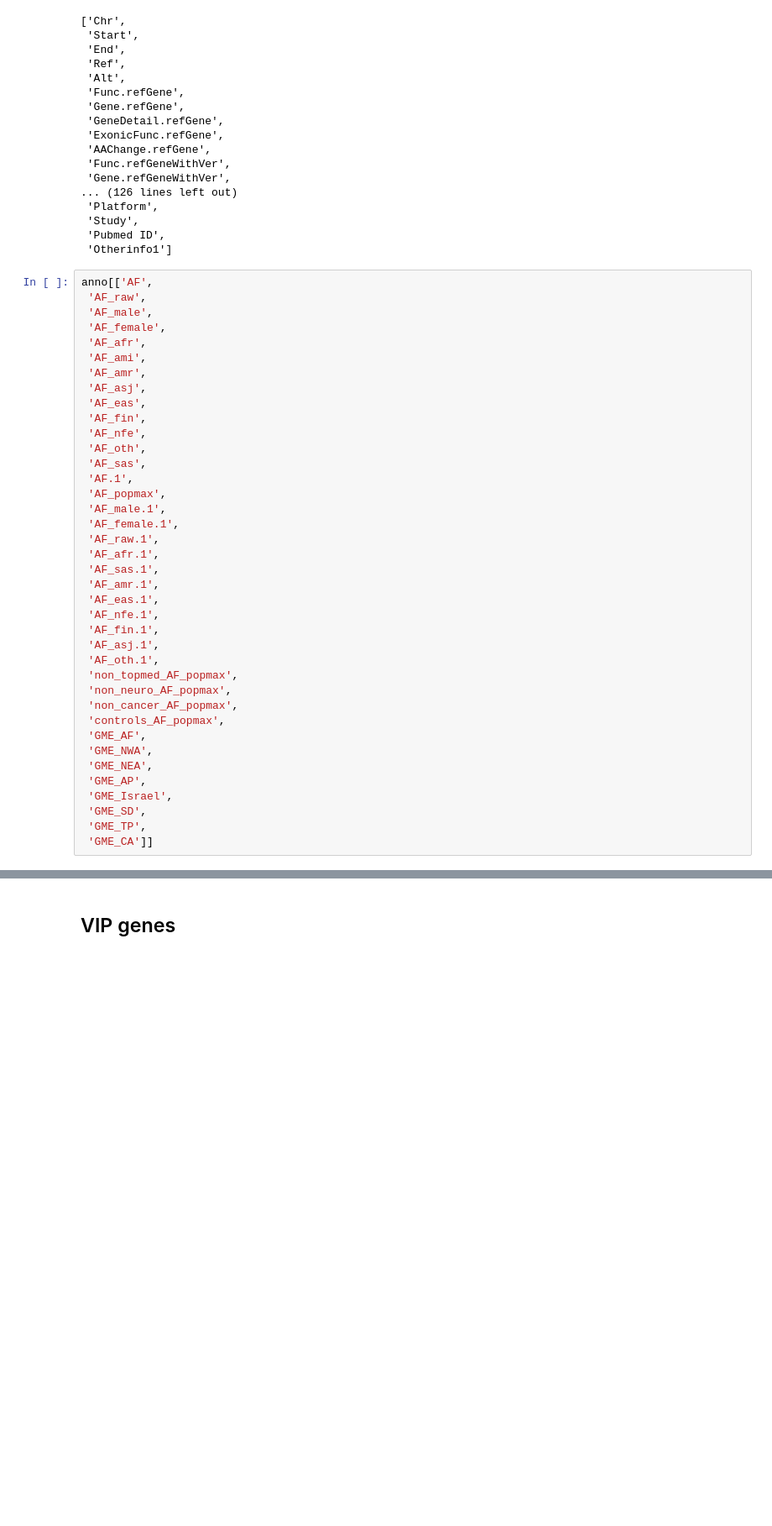
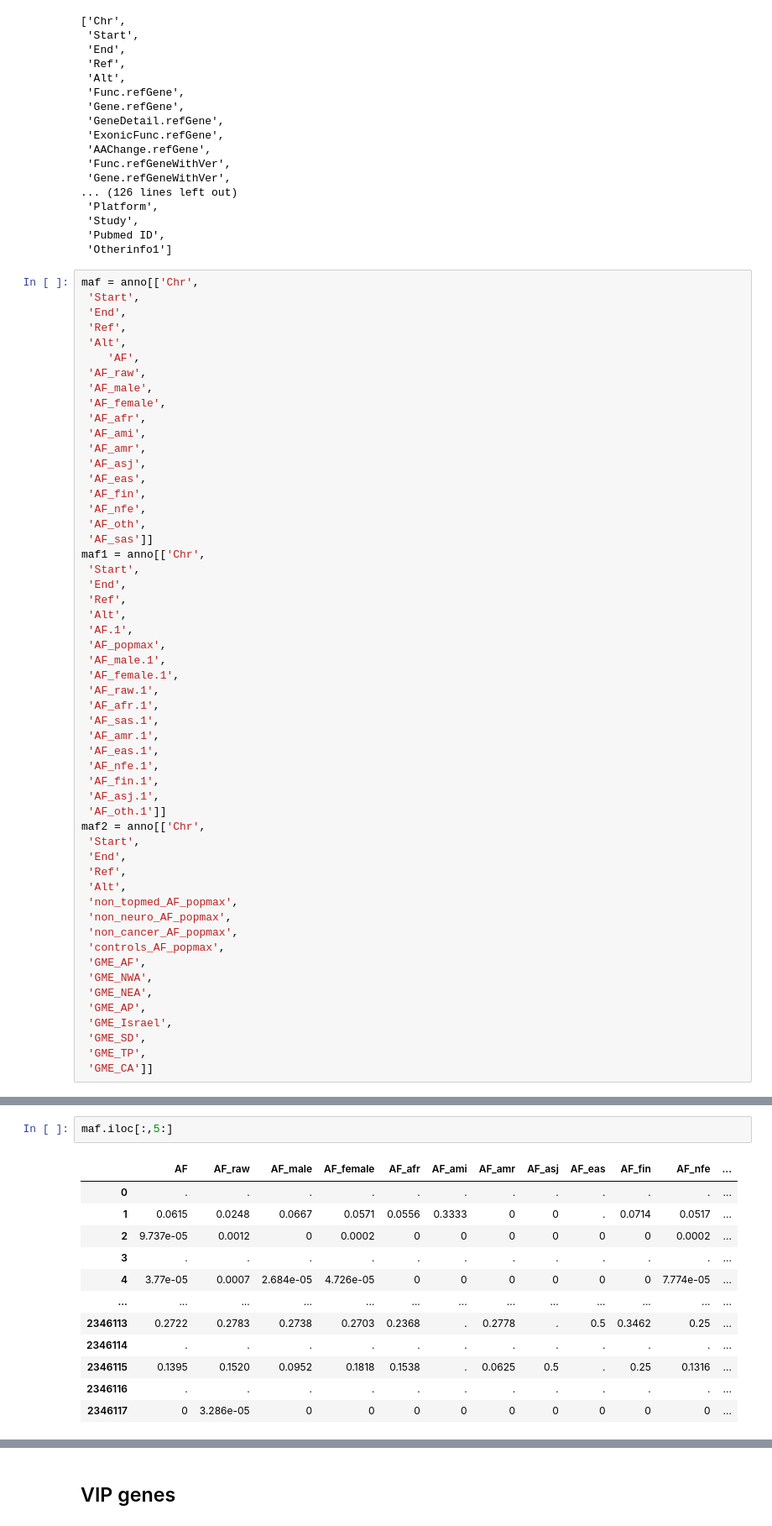
Before and after one commit to gaow/SEQLinkage, a Jupyter notebook: ADFam.ipynb, the cells around one changed output, grey strips where cells are left out. Shown at 84% size. Saved outputs shown, nothing was run; the diff lists cells and outputs as text; blank space fills up the shorter version.

```diff
--- a/ADFam.ipynb
+++ b/ADFam.ipynb
@@ -584,7 +584,12 @@ list(anno.columns)
  'Pubmed ID',
  'Otherinfo1']
 # %%
-anno[['AF',
+maf = anno[['Chr',
+ 'Start',
+ 'End',
+ 'Ref',
+ 'Alt',
+    'AF',
  'AF_raw',
  'AF_male',
  'AF_female',
@@ -596,7 +601,12 @@ anno[['AF',
  'AF_fin',
  'AF_nfe',
  'AF_oth',
- 'AF_sas',
+ 'AF_sas']]
+maf1 = anno[['Chr',
+ 'Start',
+ 'End',
+ 'Ref',
+ 'Alt',
  'AF.1',
  'AF_popmax',
  'AF_male.1',
@@ -609,7 +619,12 @@ anno[['AF',
  'AF_nfe.1',
  'AF_fin.1',
  'AF_asj.1',
- 'AF_oth.1',
+ 'AF_oth.1']]
+maf2 = anno[['Chr',
+ 'Start',
+ 'End',
+ 'Ref',
+ 'Alt',
  'non_topmed_AF_popmax',
  'non_neuro_AF_popmax',
  'non_cancer_AF_popmax',
@@ -638,0 +640,15 @@ anno[['AF',
+# %%
+maf.iloc[:,5:]
+# %% [output]
+|  | AF | AF_raw | AF_male | AF_female | AF_afr | AF_ami | AF_amr | AF_asj | AF_eas | AF_fin | AF_nfe | ... |
+| 0 | . | . | . | . | . | . | . | . | . | . | . | ... |
+| 1 | 0.0615 | 0.0248 | 0.0667 | 0.0571 | 0.0556 | 0.3333 | 0 | 0 | . | 0.0714 | 0.0517 | ... |
+| 2 | 9.737e-05 | 0.0012 | 0 | 0.0002 | 0 | 0 | 0 | 0 | 0 | 0 | 0.0002 | ... |
+| 3 | . | . | . | . | . | . | . | . | . | . | . | ... |
+| 4 | 3.77e-05 | 0.0007 | 2.684e-05 | 4.726e-05 | 0 | 0 | 0 | 0 | 0 | 0 | 7.774e-05 | ... |
+| ... | ... | ... | ... | ... | ... | ... | ... | ... | ... | ... | ... | ... |
+| 2346113 | 0.2722 | 0.2783 | 0.2738 | 0.2703 | 0.2368 | . | 0.2778 | . | 0.5 | 0.3462 | 0.25 | ... |
+| 2346114 | . | . | . | . | . | . | . | . | . | . | . | ... |
+| 2346115 | 0.1395 | 0.1520 | 0.0952 | 0.1818 | 0.1538 | . | 0.0625 | 0.5 | . | 0.25 | 0.1316 | ... |
+| 2346116 | . | . | . | . | . | . | . | . | . | . | . | ... |
+| 2346117 | 0 | 3.286e-05 | 0 | 0 | 0 | 0 | 0 | 0 | 0 | 0 | 0 | ... |
```
Also changed, not shown: parts of 6 cells of this notebook, 2 other files.
